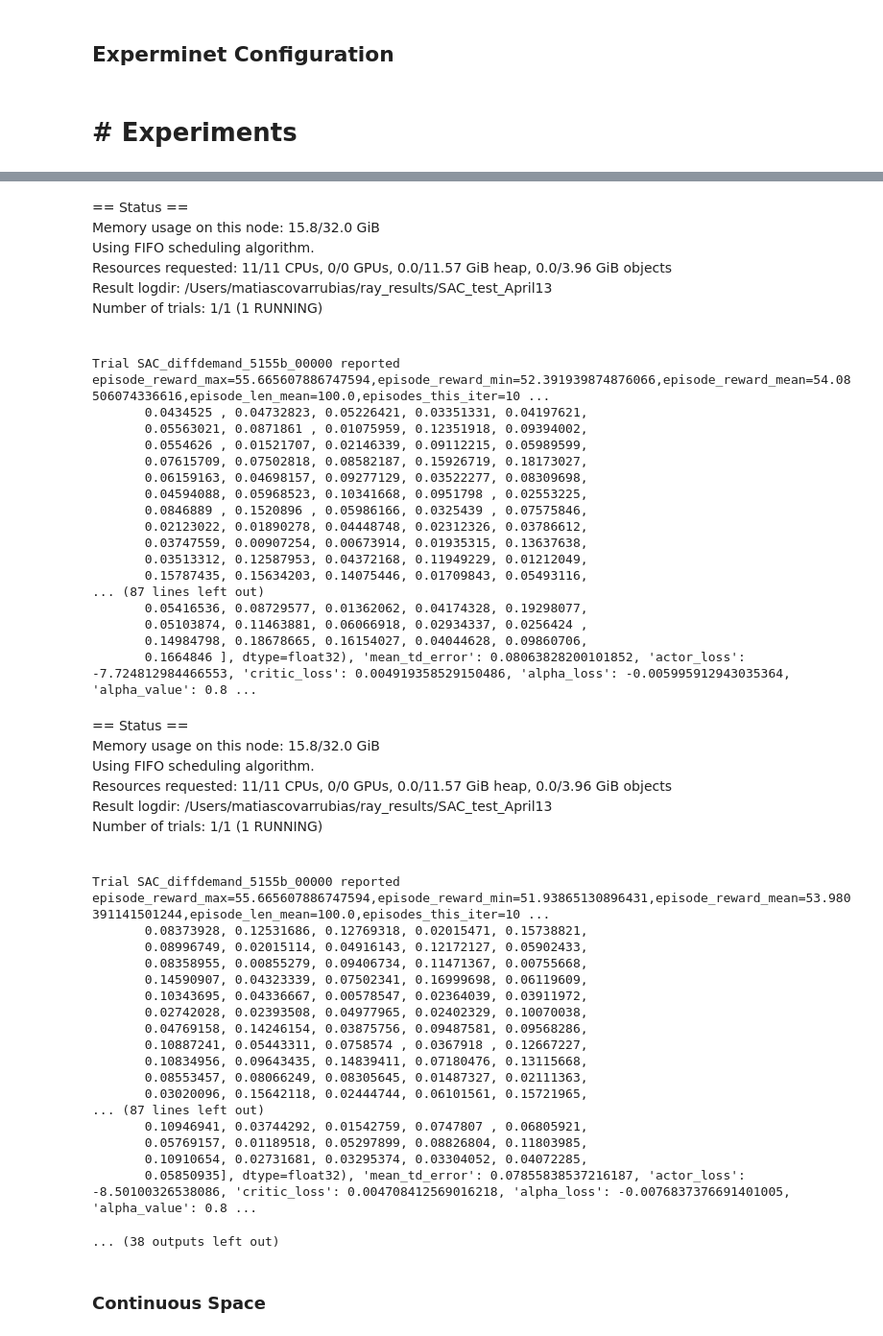
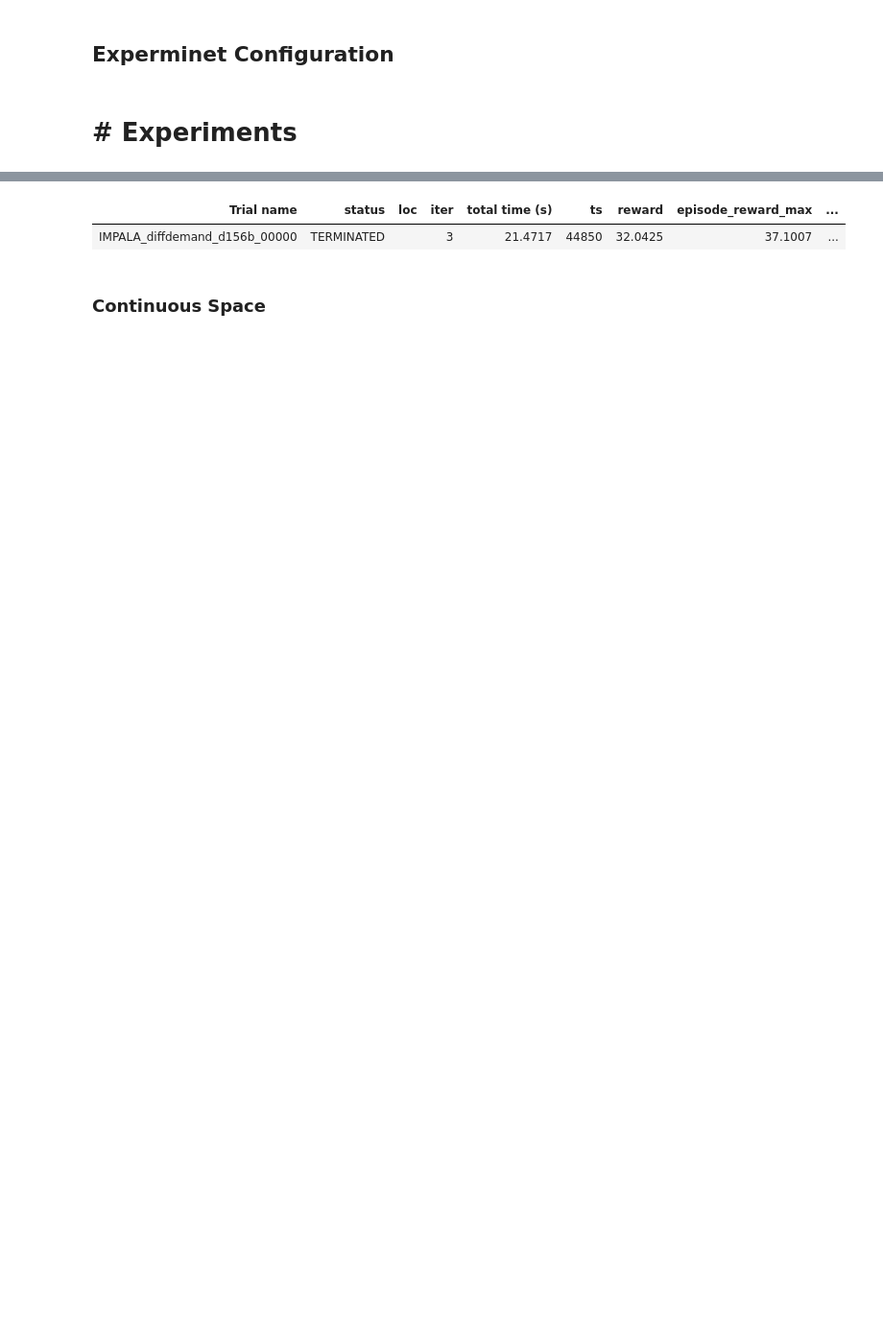
Before and after one commit to marketsAI/marketsAI, a Jupyter notebook: marketsai/experiments/run_DiffDemand.ipynb, the cells around one changed output, grey strips where cells are left out. Shown: that part at 96% size. Cells and saved outputs as stored; diff of their text form; code cells hidden in the pictures; blank space fills up the shorter version.

```diff
--- a/marketsai/experiments/run_DiffDemand.ipynb
+++ b/marketsai/experiments/run_DiffDemand.ipynb
@@ -26,6 +28,6 @@ import logging
 # %%
 # STEP 0: Inititialize ray
-NUM_CPUS = 11
+NUM_CPUS = 9
 shutdown()
 init(num_cpus=NUM_CPUS,
     logging_level=logging.ERROR,
@@ -51,17 +53,17 @@ policy_ids = [f"policy_{i}" for i in range(env.n_agents)]
 # STEP 2: Experiment configuration
 
 #Experiment configuration
-test=True
-date="April13"
-env_label="Diff_Dd"
+test = True
+date = "April14"
+env_label = "DiffDd"
 if (test==True):
-    MAX_STEPS = 20 * 1000
+    MAX_STEPS = 40 * 1000
     exp_label =env_label+"_test_"+date
 else:
     MAX_STEPS = 3000 * 1000
-    exp_label ="_run_"+date
+    exp_label =env_label+"_run_"+date
 
-verbosity=2
+verbosity = 2
 stop = {"episodes_total": MAX_STEPS//100}
 
 #Environment configuration
@@ -73,8 +75,8 @@ DEC_RATE_HIGH = float(math.e ** (-4 * 10 ** (-6) * 4))
 
 env_config = {
     "mkt_config": {
-    "lower_price": [LOWER_PRICE for i in range(env.n_agents)],
-    "higher_price": [HIGHER_PRICE for i in range(env.n_agents)],
+    #"lower_price": [LOWER_PRICE for i in range(env.n_agents)],
+    #"higher_price": [HIGHER_PRICE for i in range(env.n_agents)],
     "parameteres": {
                 "cost": [1 for i in range(env.n_agents)],
                 "values": [2 for i in range(env.n_agents)],
@@ -324,7 +308,7 @@ Trial PPO_diffdemand_fea7d_00000 reported episode_reward_max=56.18908721681132,e
 # %%
 #Mixed:  SAC, IMPALA
 
-algo_list=["SAC", "IMPALA"]
+algo_list=["IMPALA"]
 for i in range(len(algo_list)):
     exp_name = exp_label + algo_list[i]
     results = tune.run(
@@ -433,50 +374,5 @@ Trial SAC_diffdemand_5155b_00000 reported episode_reward_max=55.665607886747594,
-== Status ==
-Memory usage on this node: 15.8/32.0 GiB
-Using FIFO scheduling algorithm.
-Resources requested: 11/11 CPUs, 0/0 GPUs, 0.0/11.57 GiB heap, 0.0/3.96 GiB objects
-Result logdir: /Users/matiascovarrubias/ray_results/SAC_test_April13
-Number of trials: 1/1 (1 RUNNING)
-Trial SAC_diffdemand_5155b_00000 reported episode_reward_max=55.665607886747594,episode_reward_min=52.391939874876066,episode_reward_mean=54.08506074336616,episode_len_mean=100.0,episodes_this_iter=10 ...
-       0.0434525 , 0.04732823, 0.05226421, 0.03351331, 0.04197621,
-       0.05563021, 0.0871861 , 0.01075959, 0.12351918, 0.09394002,
-       0.0554626 , 0.01521707, 0.02146339, 0.09112215, 0.05989599,
-       0.07615709, 0.07502818, 0.08582187, 0.15926719, 0.18173027,
-       0.06159163, 0.04698157, 0.09277129, 0.03522277, 0.08309698,
-       0.04594088, 0.05968523, 0.10341668, 0.0951798 , 0.02553225,
-       0.0846889 , 0.1520896 , 0.05986166, 0.0325439 , 0.07575846,
-       0.02123022, 0.01890278, 0.04448748, 0.02312326, 0.03786612,
-       0.03747559, 0.00907254, 0.00673914, 0.01935315, 0.13637638,
-       0.03513312, 0.12587953, 0.04372168, 0.11949229, 0.01212049,
-       0.15787435, 0.15634203, 0.14075446, 0.01709843, 0.05493116,
-... (87 lines left out)
-       0.05416536, 0.08729577, 0.01362062, 0.04174328, 0.19298077,
-       0.05103874, 0.11463881, 0.06066918, 0.02934337, 0.0256424 ,
-       0.14984798, 0.18678665, 0.16154027, 0.04044628, 0.09860706,
-       0.1664846 ], dtype=float32), 'mean_td_error': 0.08063828200101852, 'actor_loss': -7.724812984466553, 'critic_loss': 0.004919358529150486, 'alpha_loss': -0.005995912943035364, 'alpha_value': 0.8 ...
-== Status ==
-Memory usage on this node: 15.8/32.0 GiB
-Using FIFO scheduling algorithm.
-Resources requested: 11/11 CPUs, 0/0 GPUs, 0.0/11.57 GiB heap, 0.0/3.96 GiB objects
-Result logdir: /Users/matiascovarrubias/ray_results/SAC_test_April13
-Number of trials: 1/1 (1 RUNNING)
-Trial SAC_diffdemand_5155b_00000 reported episode_reward_max=55.665607886747594,episode_reward_min=51.93865130896431,episode_reward_mean=53.980391141501244,episode_len_mean=100.0,episodes_this_iter=10 ...
-       0.08373928, 0.12531686, 0.12769318, 0.02015471, 0.15738821,
-       0.08996749, 0.02015114, 0.04916143, 0.12172127, 0.05902433,
-       0.08358955, 0.00855279, 0.09406734, 0.11471367, 0.00755668,
-       0.14590907, 0.04323339, 0.07502341, 0.16999698, 0.06119609,
-       0.10343695, 0.04336667, 0.00578547, 0.02364039, 0.03911972,
-       0.02742028, 0.02393508, 0.04977965, 0.02402329, 0.10070038,
-       0.04769158, 0.14246154, 0.03875756, 0.09487581, 0.09568286,
-       0.10887241, 0.05443311, 0.0758574 , 0.0367918 , 0.12667227,
-       0.10834956, 0.09643435, 0.14839411, 0.07180476, 0.13115668,
-       0.08553457, 0.08066249, 0.08305645, 0.01487327, 0.02111363,
-       0.03020096, 0.15642118, 0.02444744, 0.06101561, 0.15721965,
-... (87 lines left out)
-       0.10946941, 0.03744292, 0.01542759, 0.0747807 , 0.06805921,
-       0.05769157, 0.01189518, 0.05297899, 0.08826804, 0.11803985,
-       0.10910654, 0.02731681, 0.03295374, 0.03304052, 0.04072285,
-       0.05850935], dtype=float32), 'mean_td_error': 0.07855838537216187, 'actor_loss': -8.50100326538086, 'critic_loss': 0.004708412569016218, 'alpha_loss': -0.0076837376691401005, 'alpha_value': 0.8 ...
-... (38 outputs left out)
+| Trial name | status | loc | iter | total time (s) | ts | reward | episode_reward_max | ... |
+| IMPALA_diffdemand_d156b_00000 | TERMINATED |  | 3 | 21.4717 | 44850 | 32.0425 | 37.1007 | ... |
 # %% [markdown]
 ### Continuous Space
 # %%
```
Also changed, not shown: parts of 7 cells of this notebook, 6 other files.
